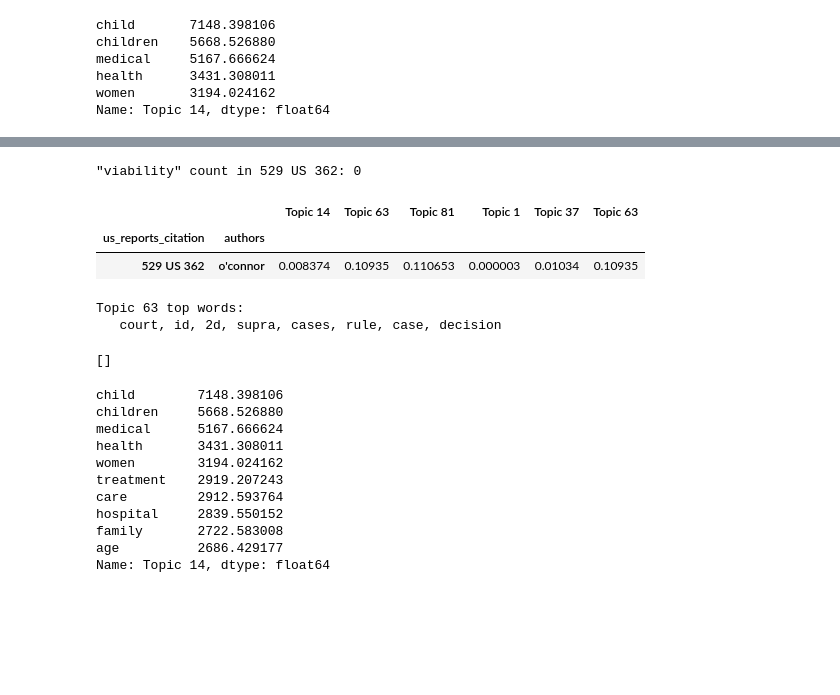
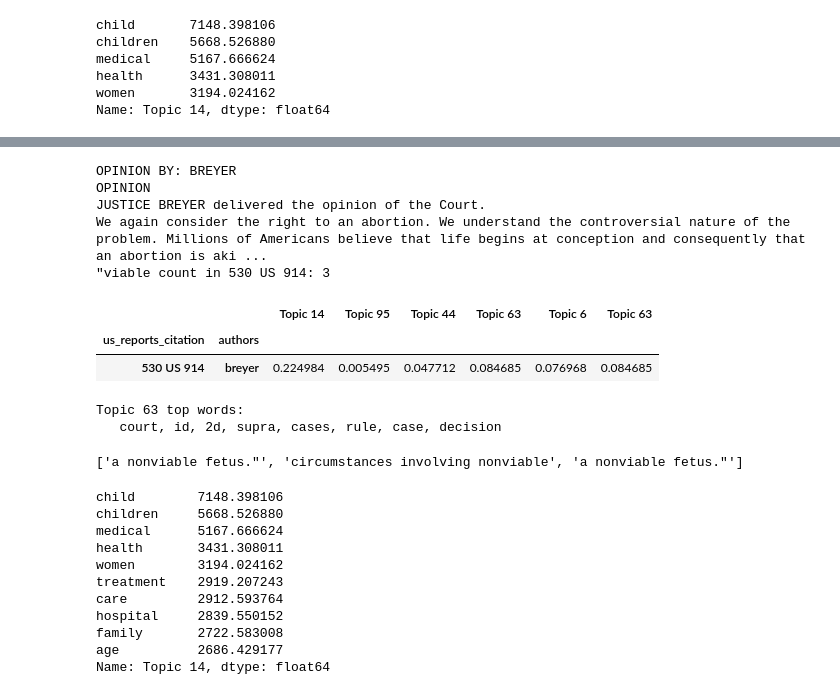
Before and after one commit to kspicer80/roe_v_wade_topic_modeling, a Jupyter notebook: exploratory_notebooks/roe_v_wade_topic_modeling.ipynb, the cells around one changed output, grey strips where cells are left out. Saved outputs shown, nothing was run; the diff lists cells and outputs as text; code cells hidden in the pictures; blank space fills up the shorter version.

```diff
--- a/exploratory_notebooks/roe_v_wade_topic_modeling.ipynb
+++ b/exploratory_notebooks/roe_v_wade_topic_modeling.ipynb
@@ -4,7 +4,7 @@ import gzip
 import pandas as pd
 import numpy as np
 # %%
-with gzip.open('datasets/09-topic-models/data/supreme-court-opinions-by-author.jsonl.gz', 'rt') as fh:
+with gzip.open('../datasets/supreme-court-opinions-by-author.jsonl.gz', 'rt') as fh:
     df = pd.read_json(fh, lines=True).set_index(['us_reports_citation', 'authors'])
 df.loc['410 US 113']
 # %% [output]
@@ -243,3 +243,3 @@ fig.tight_layout()
 # %%
-viability_top_topics = topic_word_distributions['viability'].sort_values(ascending=False).head(5)
+viable_top_topics = topic_word_distributions['viable'].sort_values(ascending=False).head(5)
 # %%
@@ -261,17 +261,22 @@ Connecticut, in 1905, and  when five years old moved with his parents to Los Ang
 # %%
-opinion_of_interest = ('529 US 362', "o'connor")
+opinion_of_interest = ('530 US 914', "breyer")
+print(df.loc[opinion_of_interest, 'text'].values[0][0:1000])
 print(
-    f'"viability" count in 529 US 362:',
-    sum('minor' in word.lower()
+    f'"viable count in 530 US 914:',
+    sum('viable' in word.lower()
        for word in df.loc[opinion_of_interest, 'text'].values[0].split()))
 # %% [output]
-"viability" count in 529 US 362: 0
+OPINION BY: BREYER
+OPINION
+JUSTICE BREYER delivered the opinion of the Court.
+We again consider the right to an abortion. We understand the controversial nature of the problem. Millions of Americans believe that life begins at conception and consequently that an abortion is aki ...
+"viable count in 530 US 914: 3
 # %%
-document_topic_distributions.loc[opinion_of_interest, viability_top_topics.index.tolist() + ['Topic 63']]
+document_topic_distributions.loc[opinion_of_interest, viable_top_topics.index.tolist() + ['Topic 63']]
 # %% [output]
-|  |  | Topic 14 | Topic 63 | Topic 81 | Topic 1 | Topic 37 | Topic 63 |
+|  |  | Topic 14 | Topic 95 | Topic 44 | Topic 63 | Topic 6 | Topic 63 |
 | us_reports_citation | authors |  |  |  |  |  |  |
-| 529 US 362 | o'connor | 0.008374 | 0.10935 | 0.110653 | 0.000003 | 0.01034 | 0.10935 |
+| 530 US 914 | breyer | 0.224984 | 0.005495 | 0.047712 | 0.084685 | 0.076968 | 0.084685 |
 # %%
 topic_oi = 'Topic 63'
 topic_oi_words = ', '.join(topic_word_distributions.loc[topic_oi].sort_values(ascending=False).head(8).index)
@@ -287,9 +292,9 @@ window_width, num_words = 3, len(opinion_text.split())
 words = iter(opinion_text.split())
 windows = [' '.join(itertools.islice(words, 0, window_width))
            for _ in range(num_words // window_width)]
-print([window for window in windows if 'minor' in window])
+print([window for window in windows if 'viable' in window])
 # %% [output]
-[]
+['a nonviable fetus."', 'circumstances involving nonviable', 'a nonviable fetus."']
 # %%
 topic_fourteen = 'Topic 14'
 topic_word_distributions.loc[topic_fourteen].sort_values(ascending=False).head(10)
```
Also changed, not shown: parts of 12 cells of this notebook, 9 other files.
